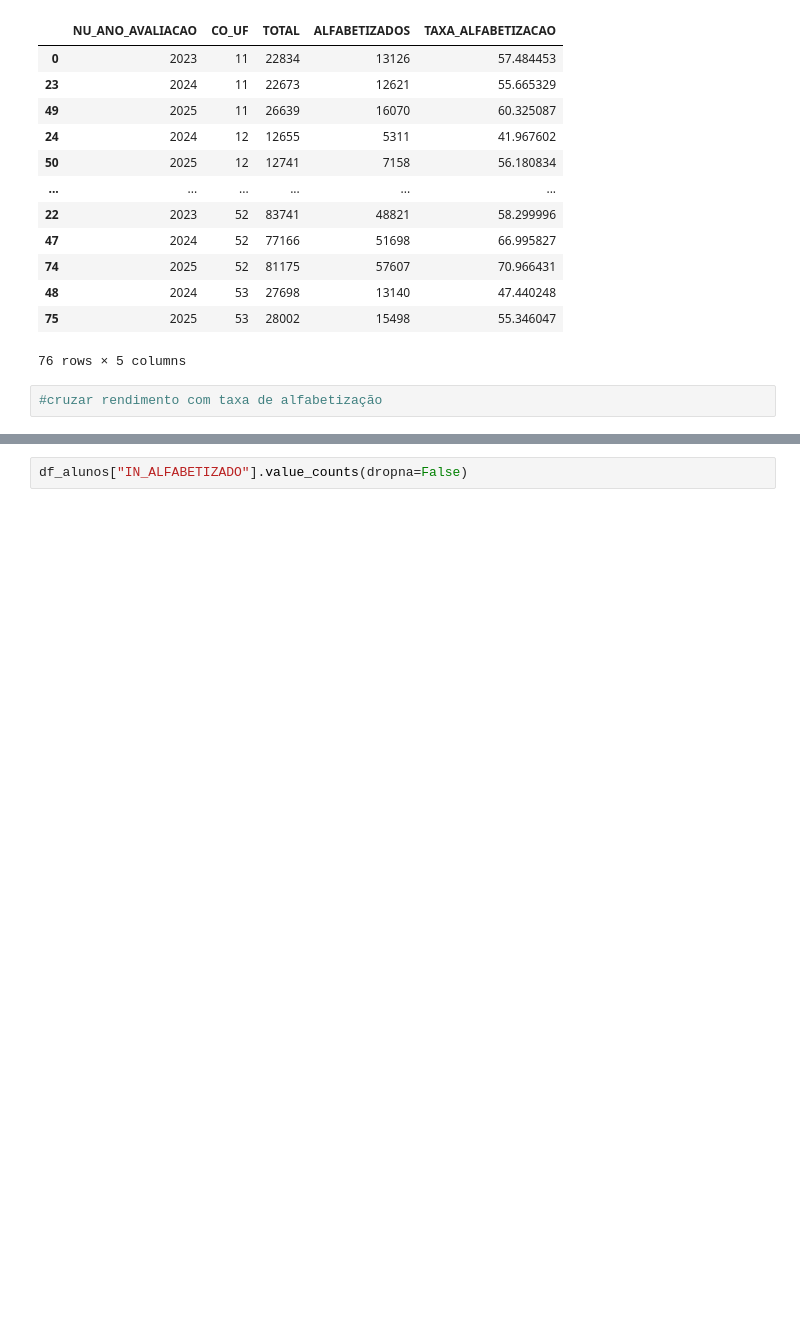
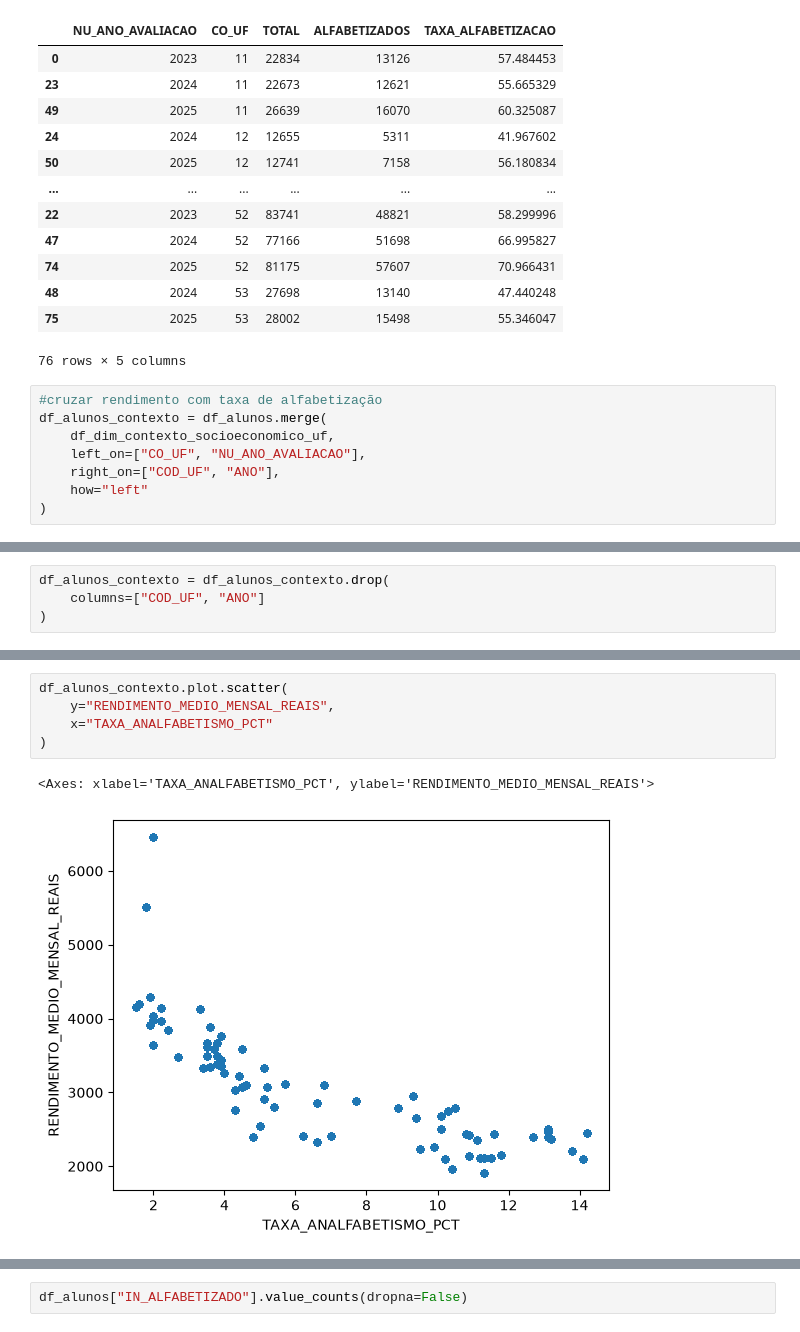
Before and after one commit to LucasRuizMartins/fiap_tech_challenge_03, a Jupyter notebook: notebooks/EDA_Ci.ipynb, the cells around one changed output, grey strips where cells are left out. Cells and saved outputs as stored; diff of their text form; blank space fills up the shorter version.

```diff
--- a/notebooks/EDA_Ci.ipynb
+++ b/notebooks/EDA_Ci.ipynb
@@ -1357,3 +1361,9 @@ display(df_uf.sort_values(["CO_UF", "NU_ANO_AVALIACAO", "TAXA_ALFABETIZACAO"], a
 76 rows × 5 columns
 # %%
 #cruzar rendimento com taxa de alfabetização
+df_alunos_contexto = df_alunos.merge(
+    df_dim_contexto_socioeconomico_uf,
+    left_on=["CO_UF", "NU_ANO_AVALIACAO"],
+    right_on=["COD_UF", "ANO"],
+    how="left"
+)
@@ -1365,0 +1370,4 @@ Quantidade de alunos alfabetizados
+# %%
+df_alunos_contexto = df_alunos_contexto.drop(
+    columns=["COD_UF", "ANO"]
+)
@@ -1365,0 +1390,8 @@ Quantidade de alunos alfabetizados
+# %%
+df_alunos_contexto.plot.scatter(
+    y="RENDIMENTO_MEDIO_MENSAL_REAIS",
+    x="TAXA_ANALFABETISMO_PCT"
+)
+# %% [output]
+<Axes: xlabel='TAXA_ANALFABETISMO_PCT', ylabel='RENDIMENTO_MEDIO_MENSAL_REAIS'>
+[figure, added]
```
Also changed, not shown: parts of 21 cells of this notebook.
